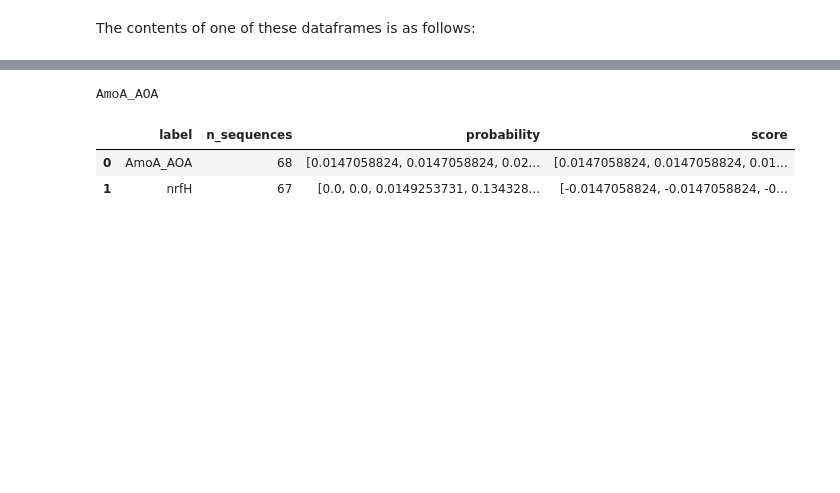
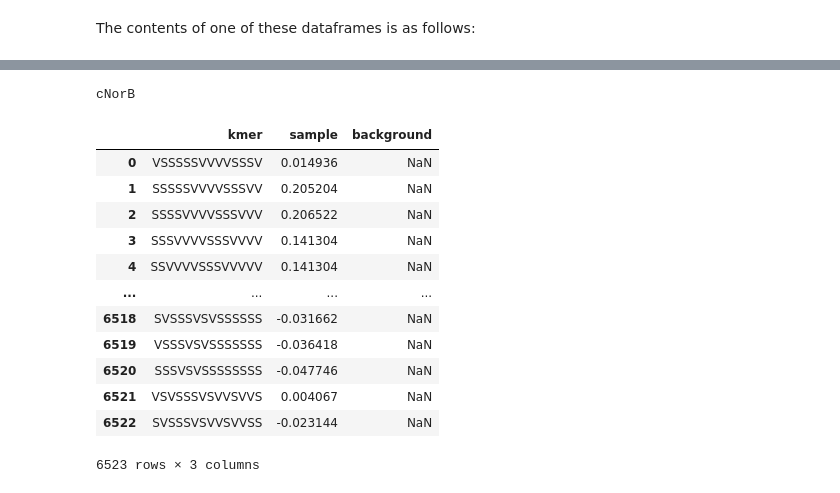
Before and after one commit to PNNL-CompBio/Snekmer, a Jupyter notebook: resources/tutorial/snekmer_demo.ipynb, the cells around one changed output, grey strips where cells are left out. Drawn from its saved outputs; the diff is of its cells as text; code cells hidden in the pictures; blank space fills up the shorter version.

```diff
--- a/resources/tutorial/snekmer_demo.ipynb
+++ b/resources/tutorial/snekmer_demo.ipynb
@@ -429,35 +445,34 @@ In this step, kmer labels for the kmers in the generated feature space are saved
 As previously, the Python-ized version of this Snakemake rule is demonstrated below:
 # %%
 for fa in FAS:
-    input_params = join(out_dir, "processed", f"{fa}.json")
-    output_labels = join(out_dir, "labels", f"{fa}.txt")
+    input_params = os.path.join(output_dir, "processed", f"{fa}.json")
+    output_labels = os.path.join(output_dir, "labels", f"{fa}.txt")
     print("input file:\t", input_params)
     print("output file:\t", output_labels)
 
     start_time = datetime.now()
 
     # read processed features
-    with open(input_params, 'r') as f:
+    with open(input_params, "r") as f:
         params = json.load(f)
 
-    if not exists(join(out_dir, "labels")):
-        makedirs(join(out_dir, "labels"))
+    if not os.path.exists(os.path.join(output_dir, "labels")):
+        os.makedirs(os.path.join(output_dir, "labels"))
 
     # generate labels only
-    labels = kmf.transform.generate_labels(
-        config['k'],
-        map_function=params['map_function'],
-        residues=params['residues'],
-        filter_list=params['filter_list']
+    labels = skm.transform.generate_labels(
+        config["k"],
+        alphabet=params["alphabet"],
+        filter_list=params["filter_list"]
+    )
+    if config["output"]["format"] == "simple":
+        skm.features.output_features(
+            output_labels, "matrix", labels=labels
         )
-    if config['output']['format'] == "simple":
-        kmf.features.output_features(
-            output_labels, "matrix", labels=labels
-            )
 
     # record script runtime
     end_time = datetime.now()
     print(f"start time:\t{start_time}")
     print(f"end time:\t{end_time}")
-    print(f"total time:\t{kmf.utils.format_timedelta(end_time - start_time)}\n")
+    print(f"total time:\t{skm.utils.format_timedelta(end_time - start_time)}\n")
 # %% [output]
@@ -643,8 +721,12 @@ True
 # %% [markdown]
 The contents of one of these dataframes is as follows:
 # %%
-print(fa)
+example_family = np.random.choice(FAS)
+print("example family:\t", example_family)
 
-import pandas as pd
-pd.read_json(join(out_dir, "features", f"{fa}.json"))
+# show relevant subset of columns
+example_score_output = pd.read_csv(os.path.join(output_dir, "features", f"{example_family}.csv.gz"))[
+    ['filename', 'seq_id', 'family', f'{example_family}_score']
+]
+example_score_output
 # %% [output]
@@ -667,10 +761,20 @@ We can assess how well the vector and the clustering both perform. Note that it
 
 The probabilities and scores assigned to each feature in the kmer set is also computed and output into a dataframe:
 # %%
-print(fa)
-pd.read_json(join(out_dir, "score", f"{fa}.json"))
+print(example_family)
+pd.read_csv(os.path.join(output_dir, "score", f"{example_family}.csv.gz"))
 # %% [output]
-AmoA_AOA
+cNorB
-|  | label | n_sequences | probability | score |
-| 0 | AmoA_AOA | 68 | [0.0147058824, 0.0147058824, 0.02... | [0.0147058824, 0.0147058824, 0.01... |
-| 1 | nrfH | 67 | [0.0, 0.0, 0.0149253731, 0.134328... | [-0.0147058824, -0.0147058824, -0... |
+|  | kmer | sample | background |
+| 0 | VSSSSSVVVVSSSV | 0.014936 | NaN |
+| 1 | SSSSSVVVVSSSVV | 0.205204 | NaN |
+| 2 | SSSSVVVVSSSVVV | 0.206522 | NaN |
+| 3 | SSSVVVVSSSVVVV | 0.141304 | NaN |
+| 4 | SSVVVVSSSVVVVV | 0.141304 | NaN |
+| ... | ... | ... | ... |
+| 6518 | SVSSSVSVSSSSSS | -0.031662 | NaN |
+| 6519 | VSSSVSVSSSSSSS | -0.036418 | NaN |
+| 6520 | SSSVSVSSSSSSSS | -0.047746 | NaN |
+| 6521 | VSVSSSVSVVSVVS | 0.004067 | NaN |
+| 6522 | SVSSSVSVVSVVSS | -0.023144 | NaN |
+6523 rows × 3 columns
```
Also changed, not shown: parts of 39 cells of this notebook, 9 other files.
